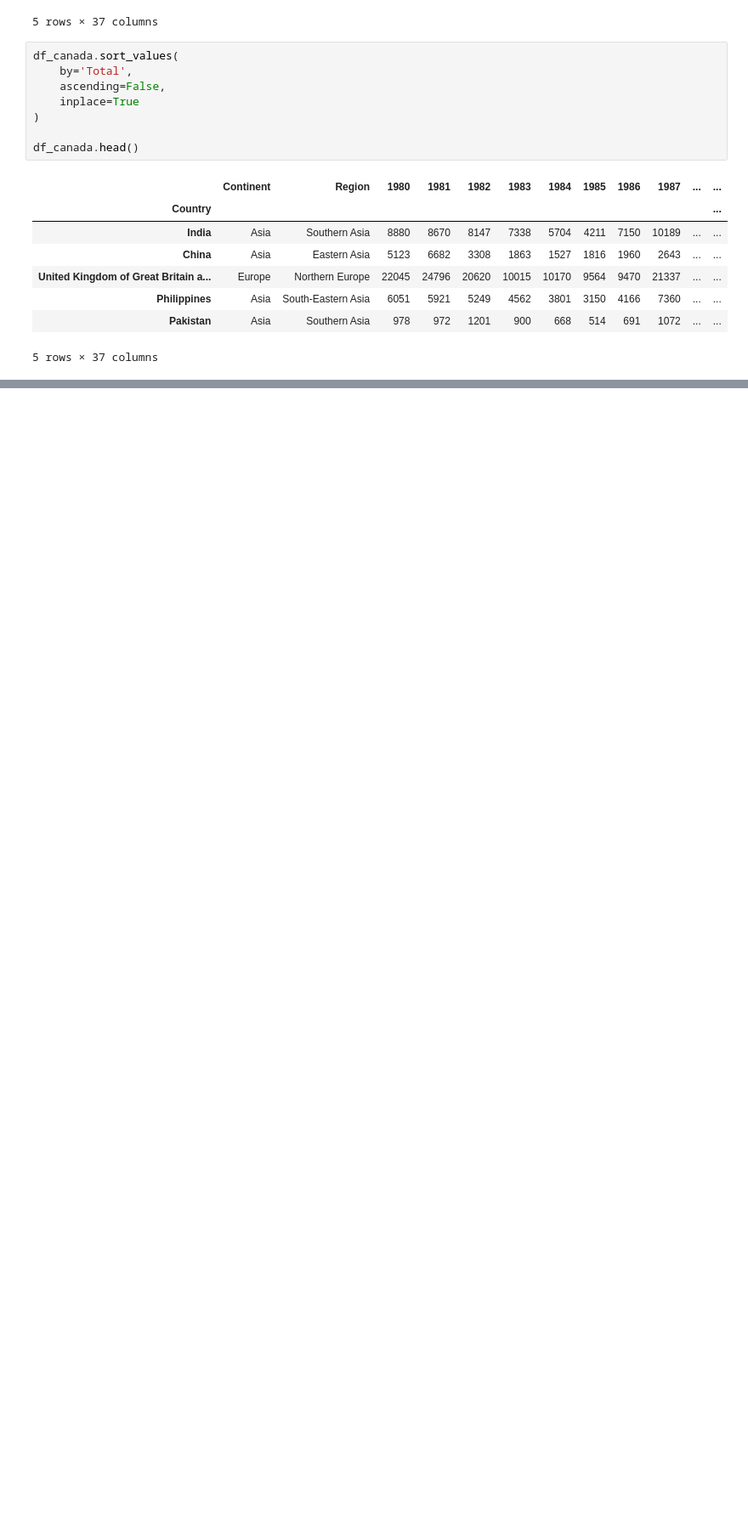
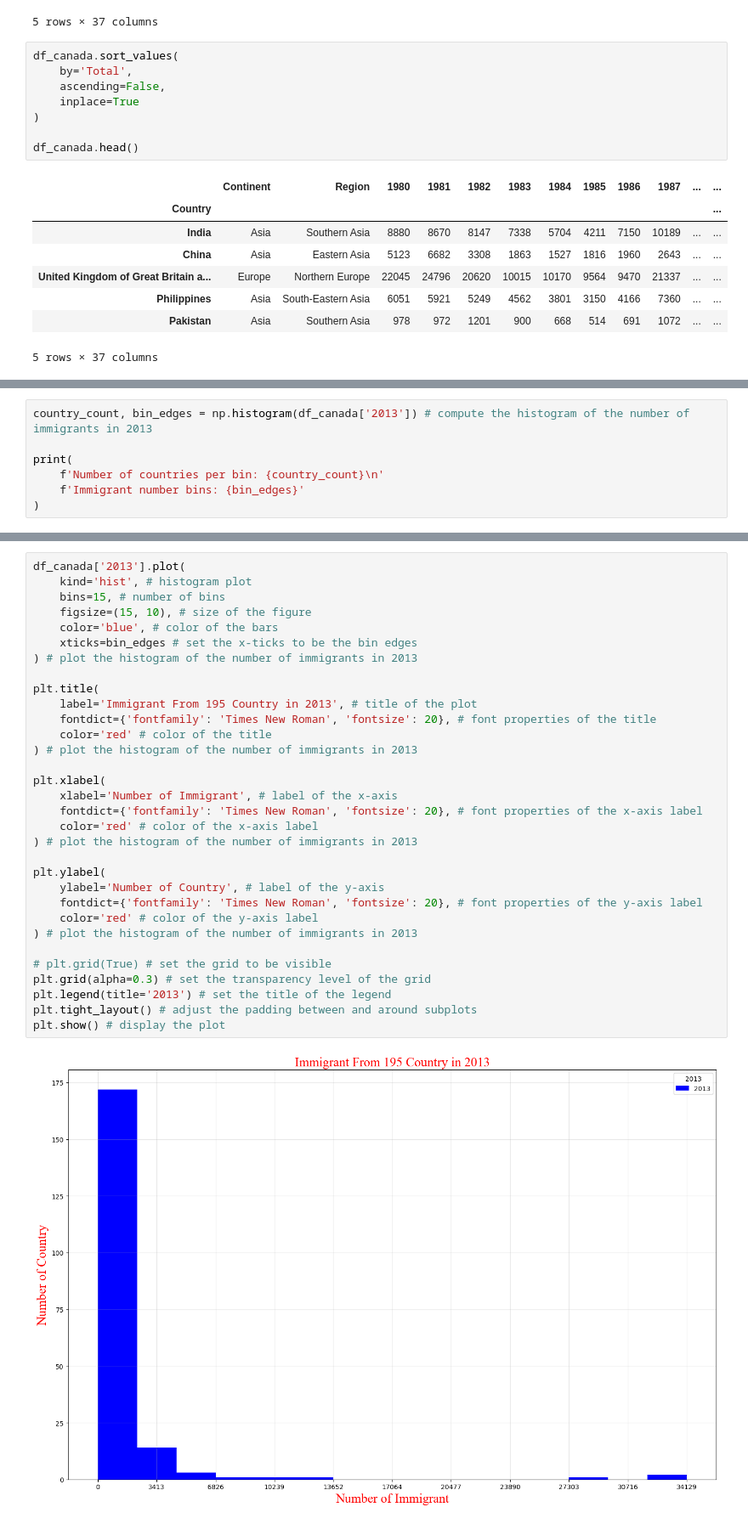
Before and after one commit to ipekgulsencelik/Python_Bootcamp, a Jupyter notebook: 03_Pandas/06_Lab.ipynb, the cells around one changed output, grey strips where cells are left out. Shown at 85% size. Drawn from its saved outputs; the diff is of its cells as text; blank space fills up the shorter version.

```diff
--- a/03_Pandas/06_Lab.ipynb
+++ b/03_Pandas/06_Lab.ipynb
@@ -170,0 +249,7 @@ df_canada.head()
+# %%
+country_count, bin_edges = np.histogram(df_canada['2013']) # compute the histogram of the number of immigrants in 2013
+
+print(
+    f'Number of countries per bin: {country_count}\n'
+    f'Immigrant number bins: {bin_edges}'
+)
@@ -170,0 +260,34 @@ df_canada.head()
+# %%
+df_canada['2013'].plot(
+    kind='hist', # histogram plot
+    bins=15, # number of bins
+    figsize=(15, 10), # size of the figure
+    color='blue', # color of the bars
+    xticks=bin_edges # set the x-ticks to be the bin edges
+) # plot the histogram of the number of immigrants in 2013
+
+plt.title(
+    label='Immigrant From 195 Country in 2013', # title of the plot
+    fontdict={'fontfamily': 'Times New Roman', 'fontsize': 20}, # font properties of the title
+    color='red' # color of the title
+) # plot the histogram of the number of immigrants in 2013
+
+plt.xlabel(
+    xlabel='Number of Immigrant', # label of the x-axis
+    fontdict={'fontfamily': 'Times New Roman', 'fontsize': 20}, # font properties of the x-axis label
+    color='red' # color of the x-axis label
+) # plot the histogram of the number of immigrants in 2013
+
+plt.ylabel(
+    ylabel='Number of Country', # label of the y-axis
+    fontdict={'fontfamily': 'Times New Roman', 'fontsize': 20}, # font properties of the y-axis label
+    color='red' # color of the y-axis label
+) # plot the histogram of the number of immigrants in 2013
+
+# plt.grid(True) # set the grid to be visible
+plt.grid(alpha=0.3) # set the transparency level of the grid
+plt.legend(title='2013') # set the title of the legend
+plt.tight_layout() # adjust the padding between and around subplots
+plt.show() # display the plot
+# %% [output]
+[figure, added]
```
Also changed, not shown: parts of 10 cells of this notebook.
